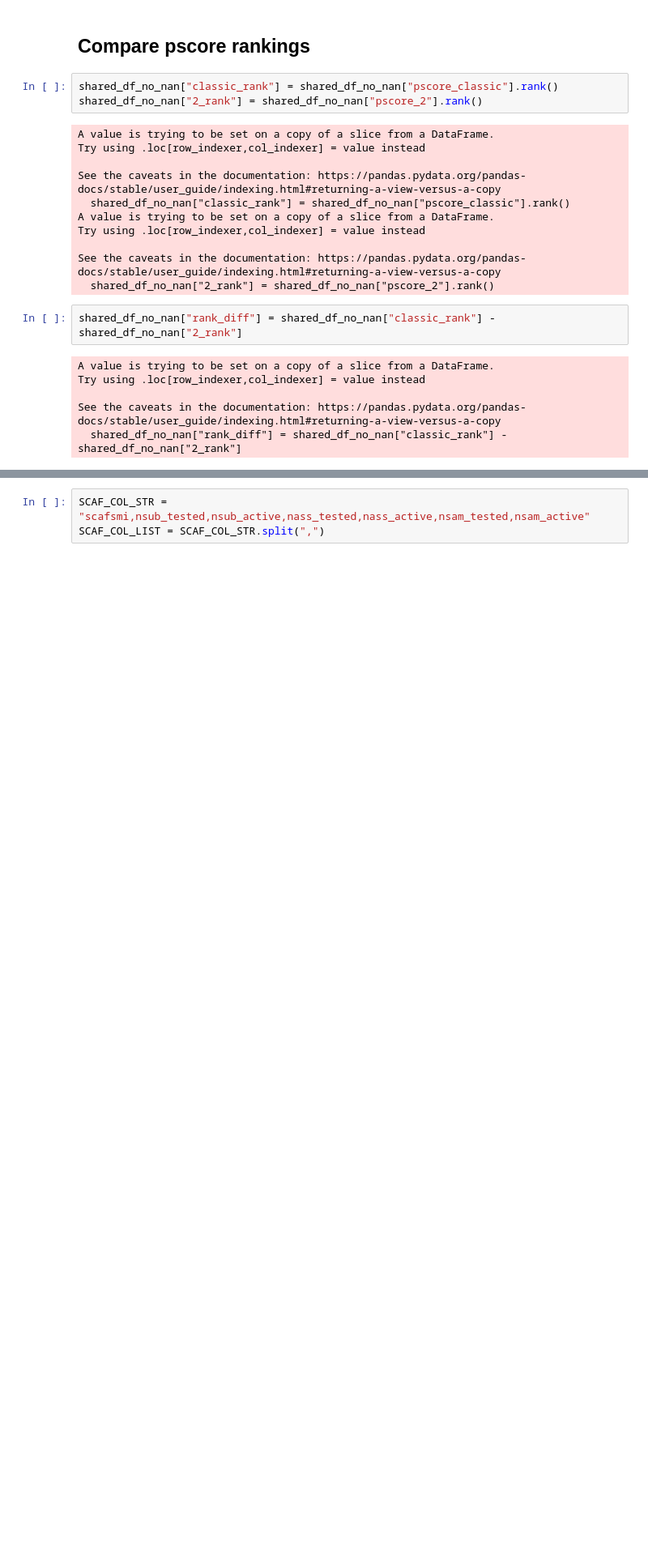
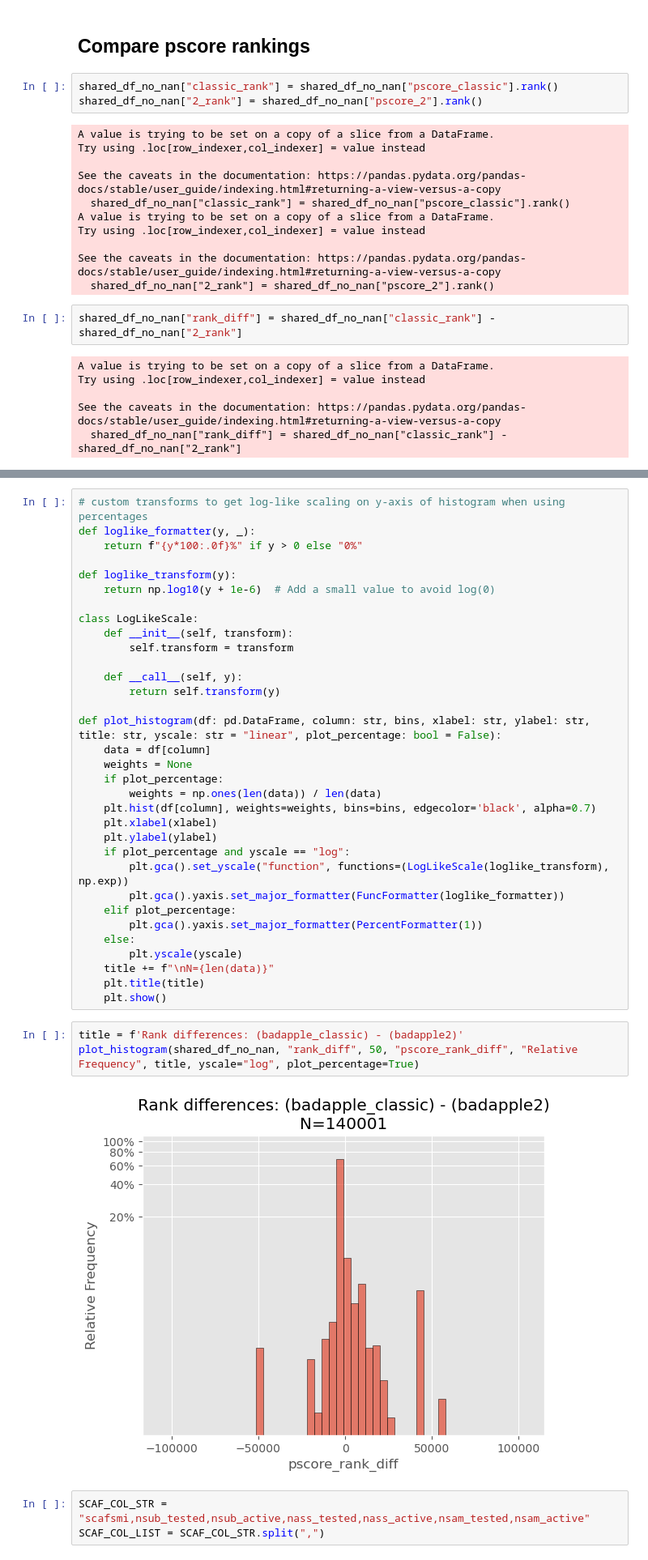
Before and after one commit to unmtransinfo/Badapple2, a Jupyter notebook: src/notebooks/badapple2-vs-badapple_classic.ipynb, the cells around one changed output, grey strips where cells are left out. Shown at 81% size. Saved outputs shown, nothing was run; the diff lists cells and outputs as text; blank space fills up the shorter version.

Commit message:
add more visualizations

```diff
--- a/src/notebooks/badapple2-vs-badapple_classic.ipynb
+++ b/src/notebooks/badapple2-vs-badapple_classic.ipynb
@@ -203,3 +192,41 @@ This comparison is motivated by the difference in median statistics above
+# %%
+# custom transforms to get log-like scaling on y-axis of histogram when using percentages
+def loglike_formatter(y, _):
+    return f"{y*100:.0f}%" if y > 0 else "0%"
+
+def loglike_transform(y):
+    return np.log10(y + 1e-6)  # Add a small value to avoid log(0)
+
+class LogLikeScale:
+    def __init__(self, transform):
+        self.transform = transform
+
+    def __call__(self, y):
+        return self.transform(y)
+
+def plot_histogram(df: pd.DataFrame, column: str, bins, xlabel: str, ylabel: str, title: str, yscale: str = "linear", plot_percentage: bool = False):
+    data = df[column]
+    weights = None
+    if plot_percentage:
+        weights = np.ones(len(data)) / len(data)
+    plt.hist(df[column], weights=weights, bins=bins, edgecolor='black', alpha=0.7)
+    plt.xlabel(xlabel)
+    plt.ylabel(ylabel)
+    if plot_percentage and yscale == "log":
+        plt.gca().set_yscale("function", functions=(LogLikeScale(loglike_transform), np.exp))
+        plt.gca().yaxis.set_major_formatter(FuncFormatter(loglike_formatter))
+    elif plot_percentage:
+        plt.gca().yaxis.set_major_formatter(PercentFormatter(1))
+    else:
+        plt.yscale(yscale)
+    title += f"\nN={len(data)}"
+    plt.title(title)
+    plt.show()
+# %%
+title = f'Rank differences: (badapple_classic) - (badapple2)'
+plot_histogram(shared_df_no_nan, "rank_diff", 50, "pscore_rank_diff", "Relative Frequency", title, yscale="log", plot_percentage=True)
+# %% [output]
+[figure, added]
 # %%
 SCAF_COL_STR = "scafsmi,nsub_tested,nsub_active,nass_tested,nass_active,nsam_tested,nsam_active"
 SCAF_COL_LIST = SCAF_COL_STR.split(",")
```
Also changed, not shown: parts of 44 cells of this notebook.
